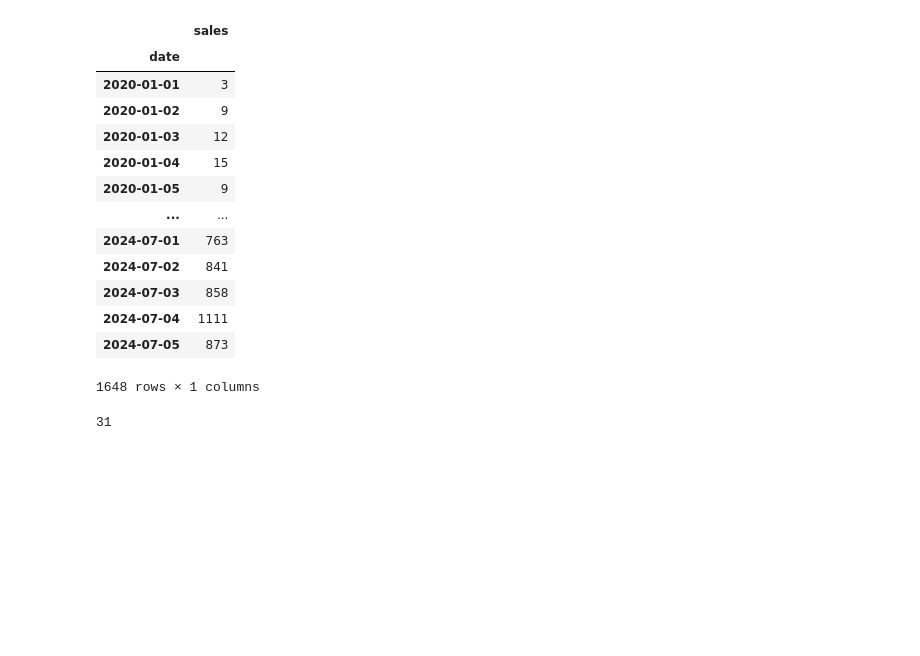
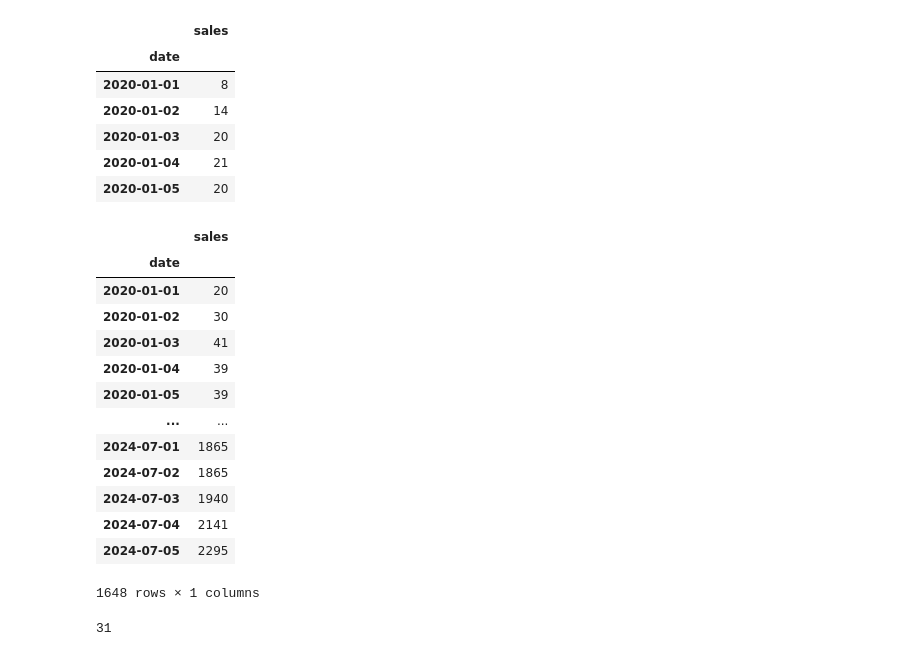
Before and after one commit to sktime/sktime-workshop-pycon-colombia-2025, a Jupyter notebook: notebooks/03_hierarchical.ipynb, the cells around one changed output. Drawn from its saved outputs; the diff is of its cells as text; code cells hidden in the pictures; blank space fills up the shorter version.

```diff
--- a/notebooks/03_hierarchical.ipynb
+++ b/notebooks/03_hierarchical.ipynb
@@ -39,7 +88 @@ We add total levels to the dataset.
 In sktime, totals have the special keyword `__total`.
-# %%
-from sktime.transformations.hierarchical.aggregate import Aggregator
-
-y_train = Aggregator().fit_transform(y_train)
-y_test = Aggregator().fit_transform(y_test)
-y_train
@@ -61,20 +89,30 @@ y_train
 # %%
-y_train.loc[(-1, "__total")]
+y_train.loc[(-1, "__total")].head()
 # %% [output]
 |  | sales |
 | date |  |
-| 2020-01-01 | 3 |
-| 2020-01-02 | 9 |
-| 2020-01-03 | 12 |
-| 2020-01-04 | 15 |
-| 2020-01-05 | 9 |
-| ... | ... |
-| 2024-07-01 | 763 |
-| 2024-07-02 | 841 |
-| 2024-07-03 | 858 |
-| 2024-07-04 | 1111 |
-| 2024-07-05 | 873 |
+| 2020-01-01 | 8 |
+| 2020-01-02 | 14 |
+| 2020-01-03 | 20 |
+| 2020-01-04 | 21 |
+| 2020-01-05 | 20 |
-1648 rows × 1 columns
+# %%
+y_train.loc[("__total", "__total")]
+# %% [output]
+|  | sales |
+| date |  |
+| 2020-01-01 | 20 |
+| 2020-01-02 | 30 |
+| 2020-01-03 | 41 |
+| 2020-01-04 | 39 |
+| 2020-01-05 | 39 |
+| ... | ... |
+| 2024-07-01 | 1865 |
+| 2024-07-02 | 1865 |
+| 2024-07-03 | 1940 |
+| 2024-07-04 | 2141 |
+| 2024-07-05 | 2295 |
+1648 rows × 1 columns
 # %%
 y_train.index.droplevel(-1).nunique()
 # %% [output]
```
Also changed, not shown: parts of 14 cells of this notebook, 7 other files.
